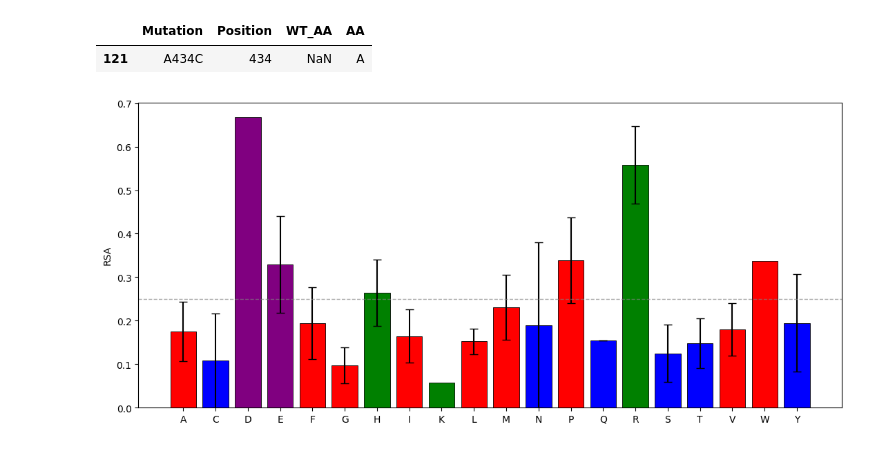
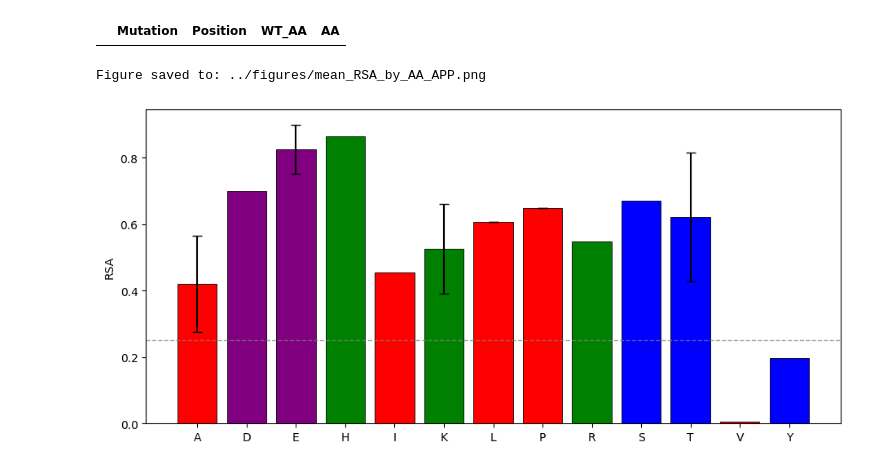
Before and after one commit to jiyeonsongg/am_analysis, a Jupyter notebook: codes/rsa_amino_acids.ipynb, the cells around one changed output. Saved outputs shown, nothing was run; the diff lists cells and outputs as text; code cells hidden in the pictures.

```diff
--- a/codes/rsa_amino_acids.ipynb
+++ b/codes/rsa_amino_acids.ipynb
@@ -96,12 +107,12 @@ RSA_FILE = "../processed_data/PSEN1_AF3_RSA.csv"
 # MUTATION_FILE = "../raw_data/PSEN2_Pillai.csv"
 # RSA_FILE = "../processed_data/PSEN2_AF3_RSA.csv"
 # %%
-# # ---- Gene label ----
-# GENE_NAME = "APP_Pillai"
+# ---- Gene label ----
+GENE_NAME = "APP"
 
-# # ---- File paths ----
-# MUTATION_FILE = "../raw_data/APP_Pillai.csv"
-# RSA_FILE = "../processed_data/APP_AF3_RSA.csv"
+# ---- File paths ----
+MUTATION_FILE = "../raw_data/APP_Pillai.csv"
+RSA_FILE = "../processed_data/APP_AF3_RSA.csv"
 # %%
 merged = load_and_merge_mut_rsa(
     mutation_csv=MUTATION_FILE,
@@ -177,7 +173,6 @@ merged.loc[
 ]
 # %% [output]
 |  | Mutation | Position | WT_AA | AA |
-| 121 | A434C | 434 | NaN | A |
 # %%
 import numpy as np
 import matplotlib.pyplot as plt
@@ -219,47 +214,60 @@ stats = (
         n="count"
     )
     .reset_index()
 )
 
 # Standard error
 stats["sem_RSA"] = stats["std_RSA"] / np.sqrt(stats["n"])
 
 # Sort amino acids alphabetically (keeps x-axis clean)
 stats = stats.sort_values("WT_AA")
 
 # Colors
 colors = stats["WT_AA"].apply(aa_to_color)
 
 # ---- Plot ----
-plt.figure(figsize=(11, 5))
+fig, ax = plt.subplots(figsize=(11, 5))
 
-plt.bar(
+ax.bar(
     stats["WT_AA"],
     stats["mean_RSA"],
     yerr=stats["sem_RSA"],
     capsize=4,
     color=colors,
     edgecolor="black",
     linewidth=0.6
 )
 
-# Optional reference line (buried threshold)
-plt.axhline(0.25, linestyle="--", linewidth=1, color="gray", alpha=0.7)
+# Reference line
+ax.axhline(0.25, linestyle="--", linewidth=1, color="gray", alpha=0.7)
 
-# Labels and title
-# plt.xlabel("Amino Acid (WT)")
-plt.ylabel("RSA")
-# plt.title("Mean RSA by Amino Acid (from Mutations)")
+# Labels
+ax.set_ylabel("RSA")
 
-# Legend
-legend_handles = [
-    plt.Rectangle((0, 0), 1, 1, color="red", label="Non-polar"),
-    plt.Rectangle((0, 0), 1, 1, color="blue", label="Polar"),
-    plt.Rectangle((0, 0), 1, 1, color="purple", label="Negative charge"),
-    plt.Rectangle((0, 0), 1, 1, color="green", label="Positive charge"),
-]
+# # Legend
+# legend_handles = [
+#     plt.Rectangle((0, 0), 1, 1, color="red", label="Non-polar"),
+#     plt.Rectangle((0, 0), 1, 1, color="blue", label="Polar"),
+#     plt.Rectangle((0, 0), 1, 1, color="purple", label="Negative charge"),
+#     plt.Rectangle((0, 0), 1, 1, color="green", label="Positive charge"),
+# ]
+# ax.legend(handles=legend_handles)
 
-plt.tight_layout()
+# ---- FORCE DRAW before saving ----
+fig.canvas.draw()
+
+# ---- Save figure ----
+output_fig = f"../figures/mean_RSA_by_AA_{GENE_NAME}.png"
+fig.savefig(
+    output_fig,
+    dpi=600,
+    bbox_inches="tight",
+    facecolor="white"
+)
+
+print(f"Figure saved to: {output_fig}")
+
 plt.show()
 # %% [output]
+Figure saved to: ../figures/mean_RSA_by_AA_APP.png
-[figure, old version]
+[figure, new version]
```
Also changed, not shown: parts of 9 cells of this notebook, 8 other files.
